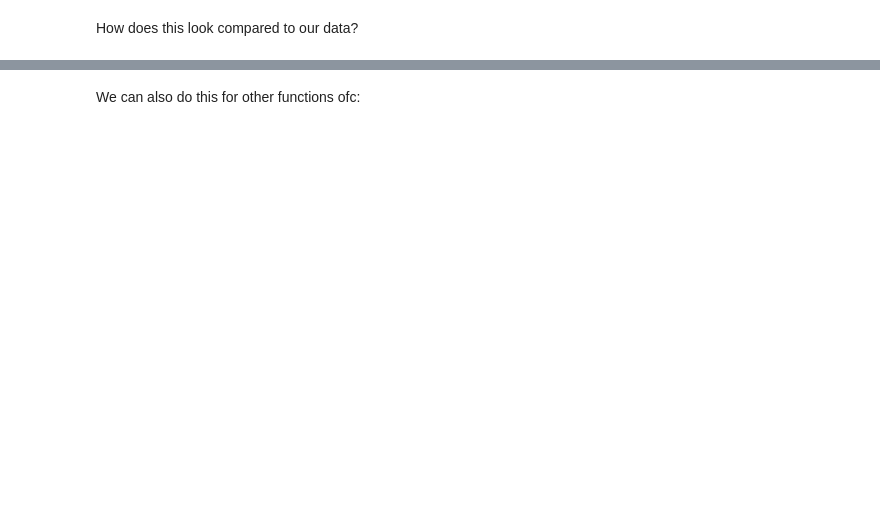
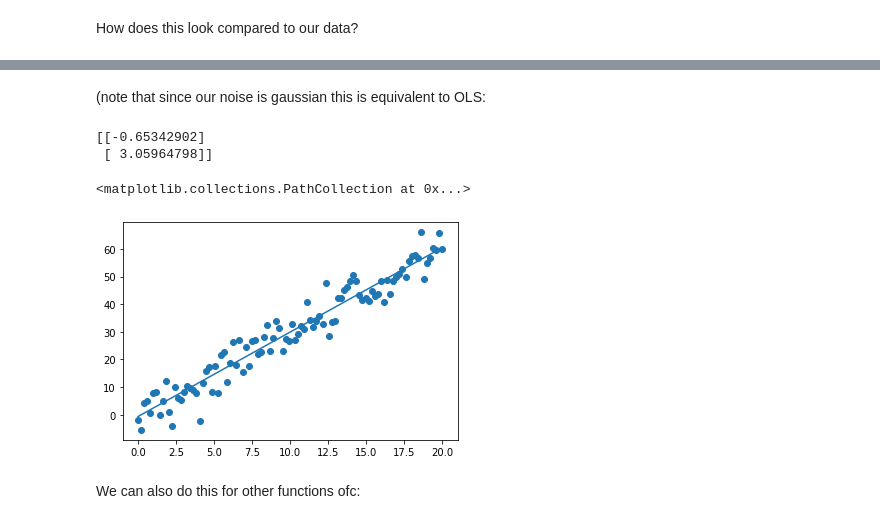
Before and after one commit to cjungerius/learning_notebooks, a Jupyter notebook: LikelihoodExamples.ipynb, the cells around one changed output, grey strips where cells are left out. Cells and saved outputs as stored; diff of their text form; code cells hidden in the pictures; blank space fills up the shorter version.

```diff
--- a/LikelihoodExamples.ipynb
+++ b/LikelihoodExamples.ipynb
@@ -68,3 +73,19 @@ plt.plot(x,y)
+# %% [markdown]
+(note that since our noise is gaussian this is equivalent to OLS:
+# %%
+X = np.array(x) # note capital to denote design matrix
+X = np.column_stack((np.ones_like(X), X))
+y = np.array(y[:,np.newaxis])
+theta = np.linalg.inv(X.T @ X) @ X.T @ y
+print(theta) # exactly equal to the intercept and slope found by likelihood estimation
+yhat = X@theta
+plt.plot(x,yhat)
+plt.scatter(x,y)
+# %% [output]
+[[-0.65342902]
+ [ 3.05964798]]
+<matplotlib.collections.PathCollection at 0x...>
+[figure, added]
 # %% [markdown]
 We can also do this for other functions ofc:
 # %%
```
Also changed, not shown: parts of 9 cells of this notebook.
